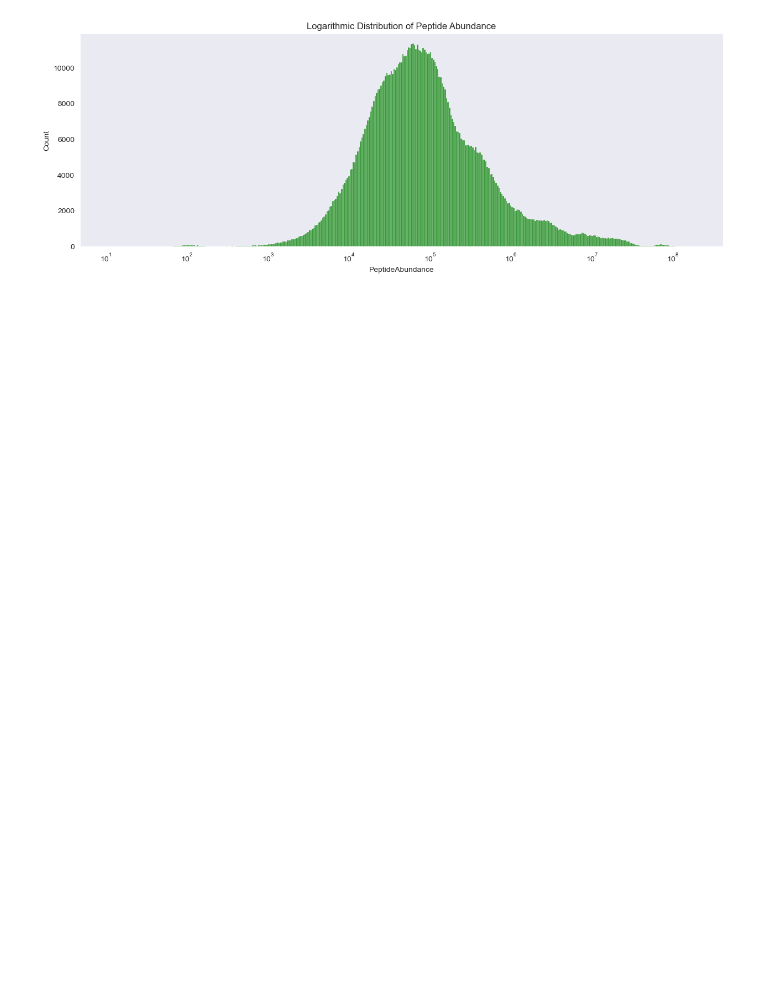
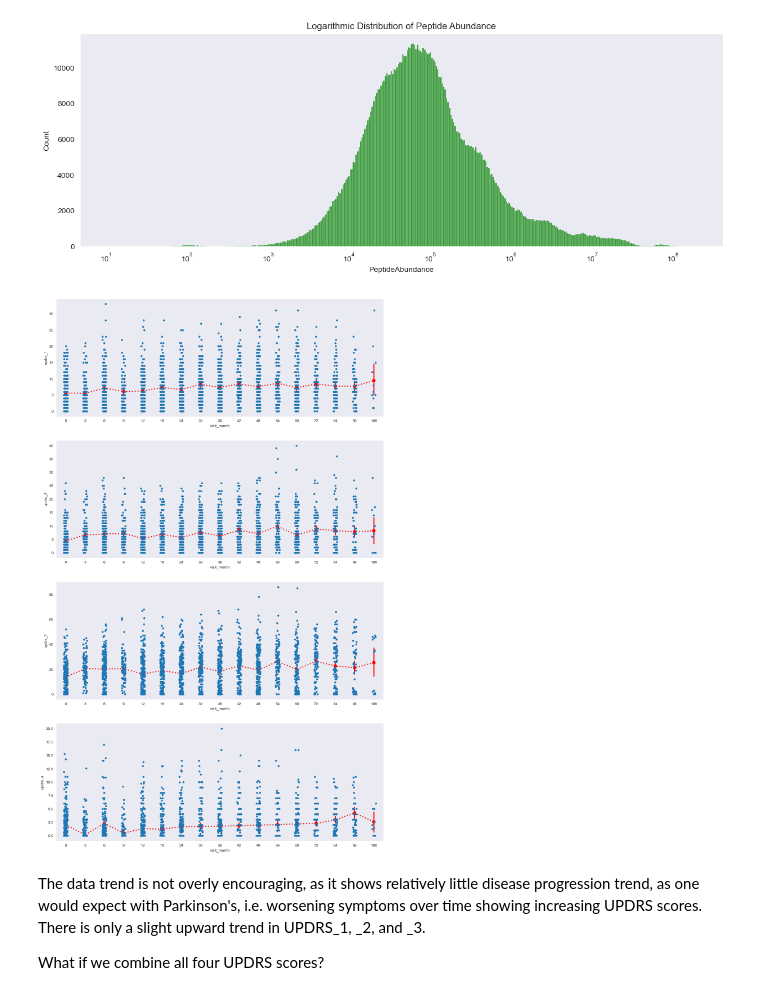
Before and after one commit to fan-yang-md/parkinsons_disease_progression_prediction, a Jupyter notebook: parkinson1.ipynb, the cells around one changed output. Drawn from its saved outputs; the diff is of its cells as text; code cells hidden in the pictures; blank space fills up the shorter version.

Commit message:
parkinsons notebook update

```diff
--- a/parkinson1.ipynb
+++ b/parkinson1.ipynb
@@ -210,7 +215,9 @@ On     775
 Off    513
 Name: upd23b_clinical_state_on_medication, dtype: int64
 # %%
-# drop the "medication status" column (due to over 50% NaN values).
+# drop the "medication status" column (due to over 50% NaN values), keep a copy of the original
+# for later access.
+train_clinical_copy = train_clinical.copy()
 
 train_clinical.drop('upd23b_clinical_state_on_medication', axis=1, inplace=True)
 # %%
@@ -417,3 +424,18 @@ sns.histplot(data, ax=ax, log_scale=True, color='g')
 ax.set_title('Logarithmic Distribution of Peptide Abundance');
 # %% [output]
 [figure]
+# %%
+fig, axs = plt.subplots(nrows=4, ncols=1, figsize=(15,25))
+cols = ['updrs_1', 'updrs_2', 'updrs_3', 'updrs_4']
+#axs = axs.flatten()
+
+for i, col in enumerate(cols):
+    ax=axs[i]
+    sns.stripplot(data=train_clinical, x='visit_month', y=col, ax=ax)
+    sns.pointplot(data=train_clinical_copy, x='visit_month', y=col, color='r', ax=ax, linestyles=':')
+# %% [output]
+[figure, added]
+# %% [markdown]
+The data trend is not overly encouraging, as it shows relatively little disease progression trend, as one would expect with Parkinson's, i.e. worsening symptoms over time showing increasing UPDRS scores. There is only a slight upward trend in UPDRS_1, _2, and _3.
+
+What if we combine all four UPDRS scores?
```
Also changed, not shown: parts of 12 cells of this notebook.
